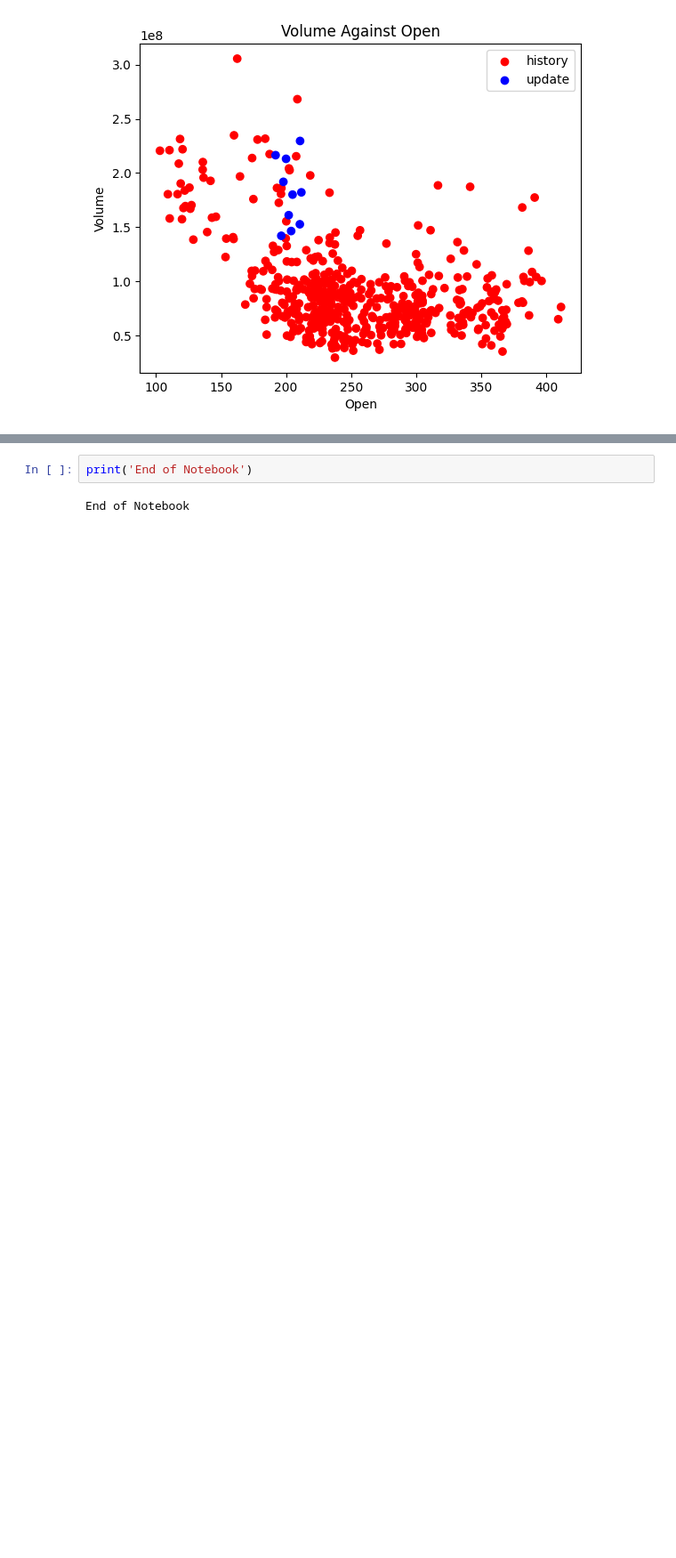
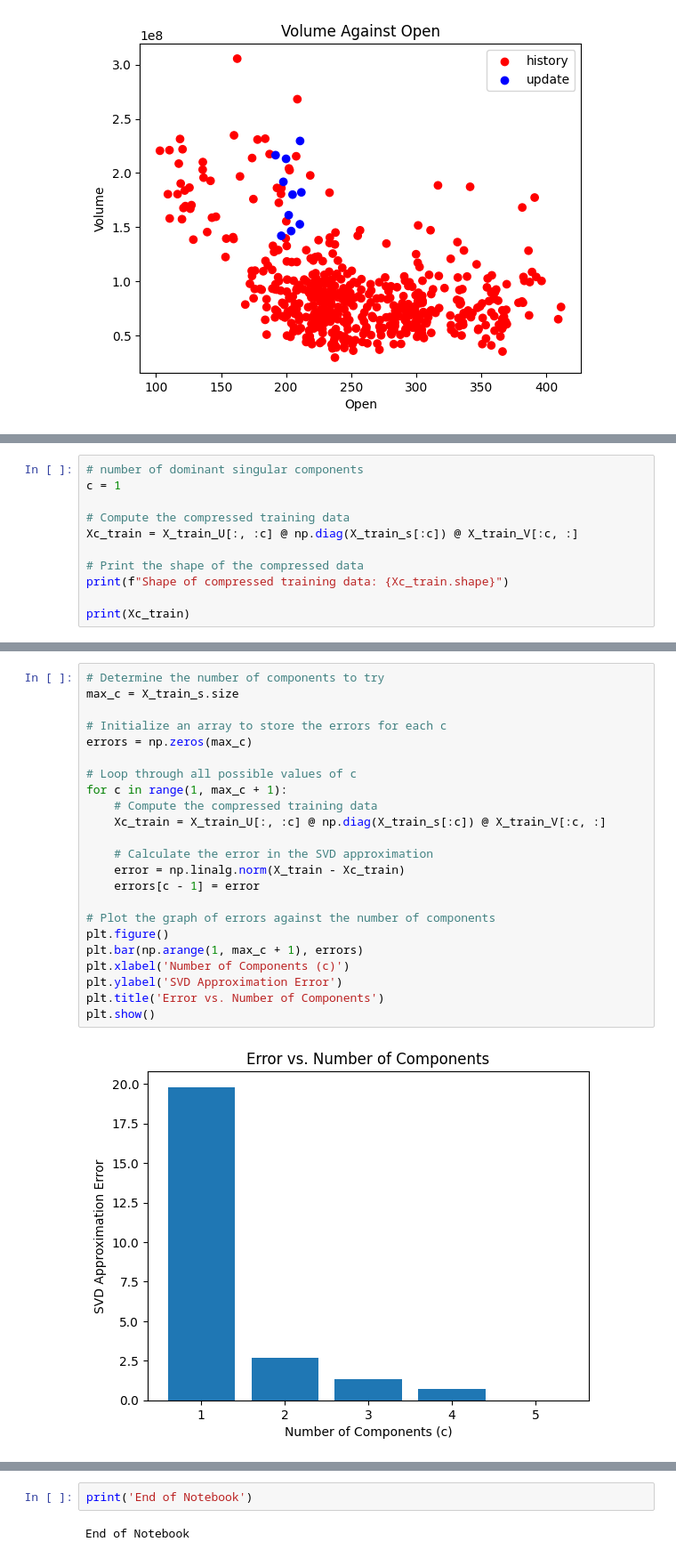
Before and after one commit to DavidBlairs/Fundamentals_Of_Machine_Learning, a Jupyter notebook: assignment (1).ipynb, the cells around one changed output, grey strips where cells are left out. Shown at 89% size. Cells and saved outputs as stored; diff of their text form; blank space fills up the shorter version.

```diff
--- a/assignment (1).ipynb
+++ b/assignment (1).ipynb
@@ -509,0 +543,11 @@ X_train.head()
+# %%
+# number of dominant singular components
+c = 1
+
+# Compute the compressed training data
+Xc_train = X_train_U[:, :c] @ np.diag(X_train_s[:c]) @ X_train_V[:c, :]
+
+# Print the shape of the compressed data
+print(f"Shape of compressed training data: {Xc_train.shape}")
+
+print(Xc_train)
@@ -509,0 +563,25 @@ X_train.head()
+# %%
+# Determine the number of components to try
+max_c = X_train_s.size
+
+# Initialize an array to store the errors for each c
+errors = np.zeros(max_c)
+
+# Loop through all possible values of c
+for c in range(1, max_c + 1):
+    # Compute the compressed training data
+    Xc_train = X_train_U[:, :c] @ np.diag(X_train_s[:c]) @ X_train_V[:c, :]
+
+    # Calculate the error in the SVD approximation
+    error = np.linalg.norm(X_train - Xc_train)
+    errors[c - 1] = error
+
+# Plot the graph of errors against the number of components
+plt.figure()
+plt.bar(np.arange(1, max_c + 1), errors)
+plt.xlabel('Number of Components (c)')
+plt.ylabel('SVD Approximation Error')
+plt.title('Error vs. Number of Components')
+plt.show()
+# %% [output]
+[figure, added]
```
Also changed, not shown: parts of 7 cells of this notebook, 6 other files.
